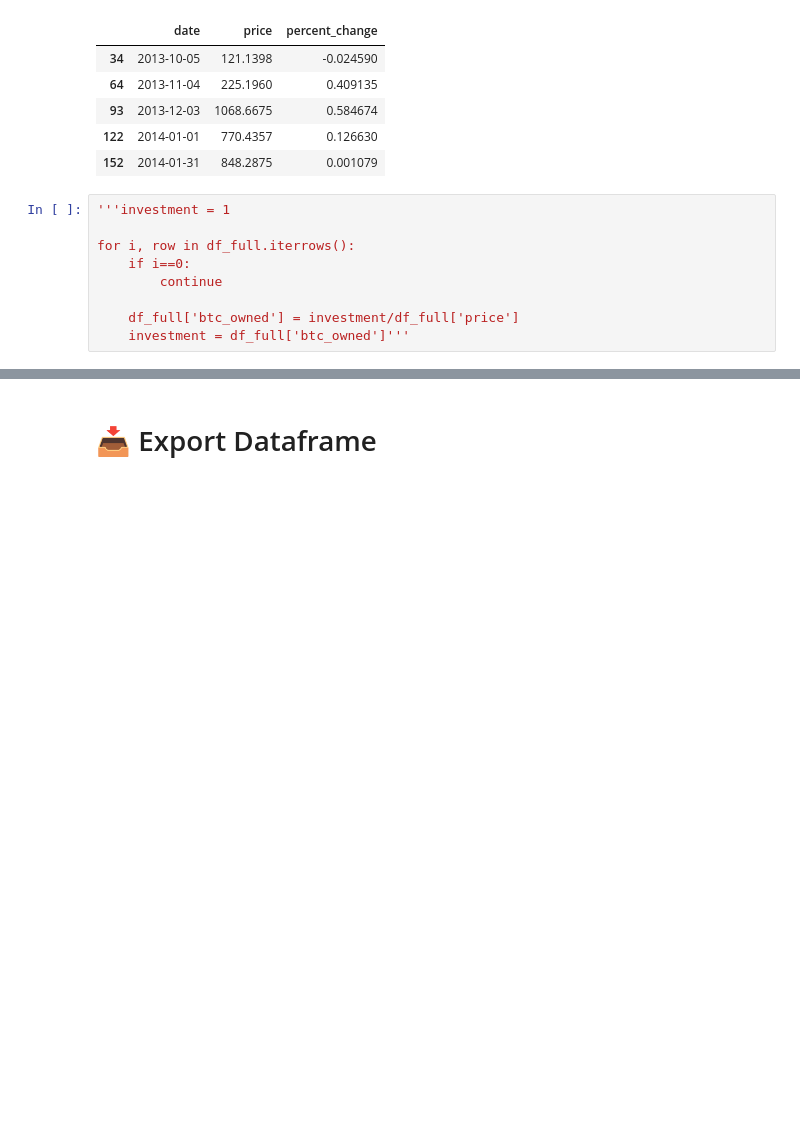
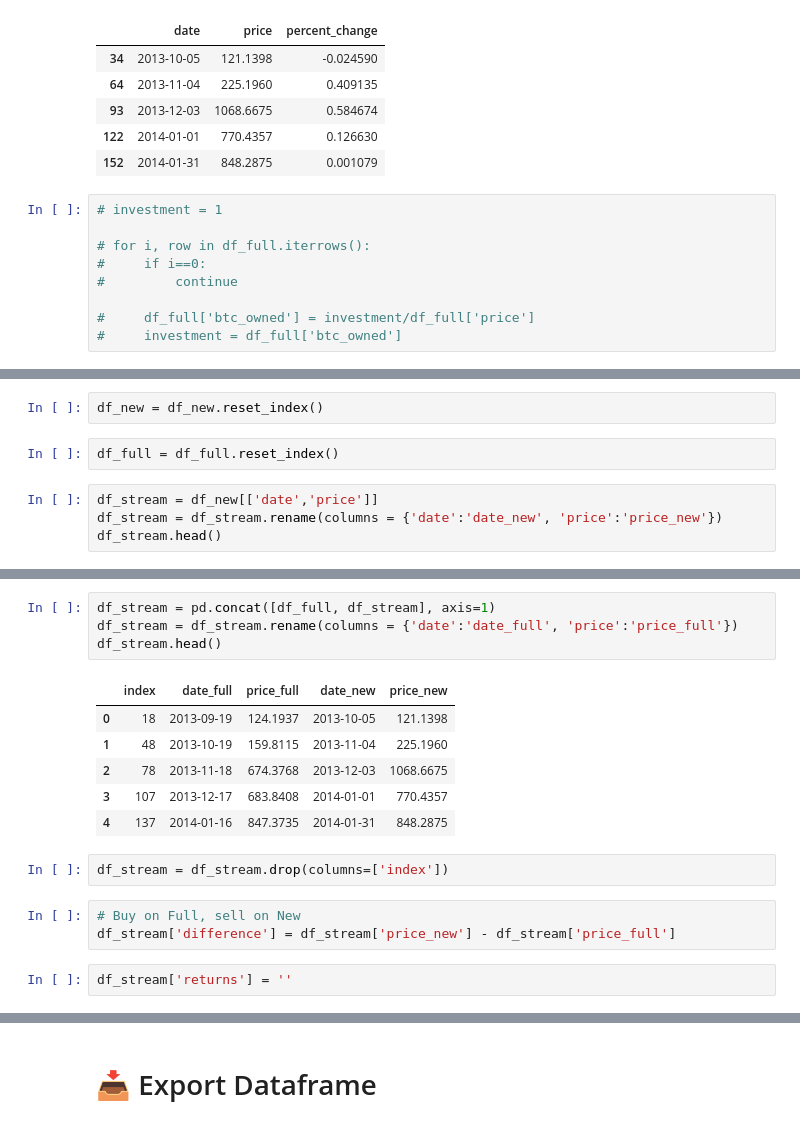
Before and after one commit to edenben/To-the-Moon-Phase, a Jupyter notebook: Bitcoin_Moon_Phase.ipynb, the cells around one changed output, grey strips where cells are left out. Saved outputs shown, nothing was run; the diff lists cells and outputs as text; blank space fills up the shorter version.

```diff
--- a/Bitcoin_Moon_Phase.ipynb
+++ b/Bitcoin_Moon_Phase.ipynb
@@ -247,11 +252,11 @@ df_new.head()
 | 122 | 2014-01-01 | 770.4357 | 0.126630 |
 | 152 | 2014-01-31 | 848.2875 | 0.001079 |
 # %%
-'''investment = 1
+# investment = 1
 
-for i, row in df_full.iterrows():
-    if i==0:
-        continue
+# for i, row in df_full.iterrows():
+#     if i==0:
+#         continue
 
-    df_full['btc_owned'] = investment/df_full['price']
-    investment = df_full['btc_owned']'''
+#     df_full['btc_owned'] = investment/df_full['price']
+#     investment = df_full['btc_owned']
@@ -259,0 +265,8 @@ IndentationError: expected an indented block (<ipython-input-32-88af74b8409f>, l
+# %%
+df_new = df_new.reset_index()
+# %%
+df_full = df_full.reset_index()
+# %%
+df_stream = df_new[['date','price']]
+df_stream = df_stream.rename(columns = {'date':'date_new', 'price':'price_new'})
+df_stream.head()
@@ -259,0 +280,18 @@ IndentationError: expected an indented block (<ipython-input-32-88af74b8409f>, l
+# %%
+df_stream = pd.concat([df_full, df_stream], axis=1)
+df_stream = df_stream.rename(columns = {'date':'date_full', 'price':'price_full'})
+df_stream.head()
+# %% [output]
+|  | index | date_full | price_full | date_new | price_new |
+| 0 | 18 | 2013-09-19 | 124.1937 | 2013-10-05 | 121.1398 |
+| 1 | 48 | 2013-10-19 | 159.8115 | 2013-11-04 | 225.1960 |
+| 2 | 78 | 2013-11-18 | 674.3768 | 2013-12-03 | 1068.6675 |
+| 3 | 107 | 2013-12-17 | 683.8408 | 2014-01-01 | 770.4357 |
+| 4 | 137 | 2014-01-16 | 847.3735 | 2014-01-31 | 848.2875 |
+# %%
+df_stream = df_stream.drop(columns=['index'])
+# %%
+# Buy on Full, sell on New
+df_stream['difference'] = df_stream['price_new'] - df_stream['price_full']
+# %%
+df_stream['returns'] = ''
```
Also changed, not shown: parts of 37 cells of this notebook, 1 other file.
